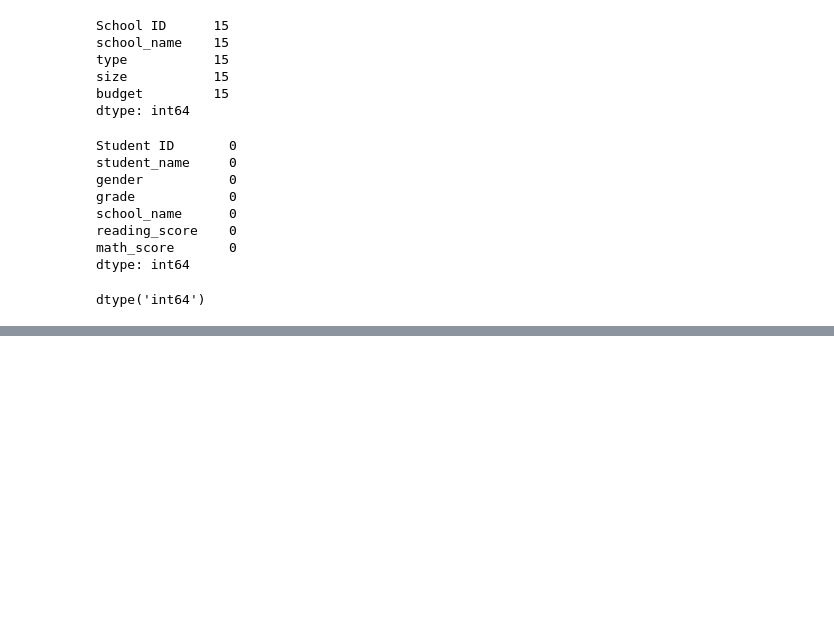
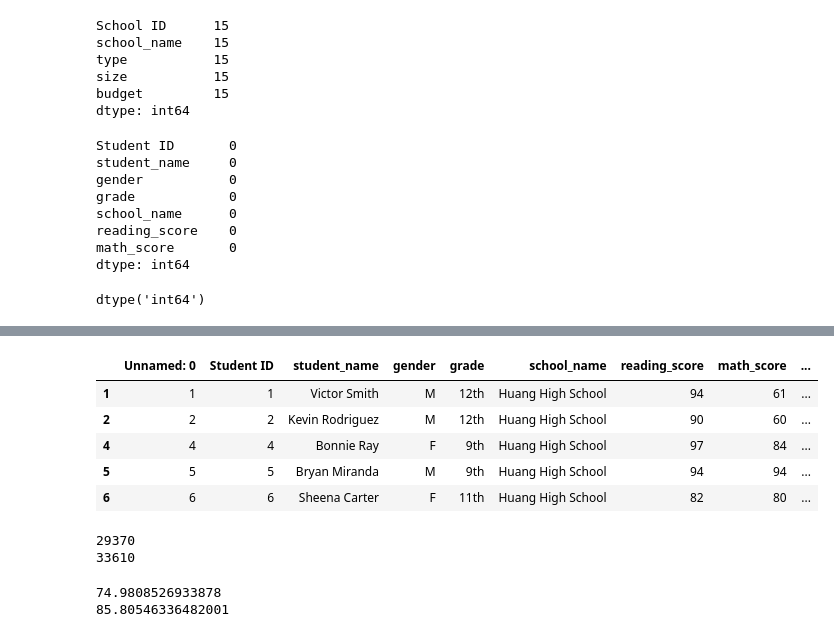
Before and after one commit to Bren42/School_District_Analysis, a Jupyter notebook: PyCitySchools.ipynb, the cells around one changed output, grey strips where cells are left out. Cells and saved outputs as stored; diff of their text form; code cells hidden in the pictures; blank space fills up the shorter version.

```diff
--- a/PyCitySchools.ipynb
+++ b/PyCitySchools.ipynb
@@ -74,0 +180,33 @@ student_data_df
+# %%
+#get all students who are passing into a new dataframe
+passing_reading=school_data_complete_df[school_data_complete_df['reading_score']>=70]
+passing_reading.head()
+# %% [output]
+|  | Unnamed: 0 | Student ID | student_name | gender | grade | school_name | reading_score | math_score | ... |
+| 1 | 1 | 1 | Victor Smith | M | 12th | Huang High School | 94 | 61 | ... |
+| 2 | 2 | 2 | Kevin Rodriguez | M | 12th | Huang High School | 90 | 60 | ... |
+| 4 | 4 | 4 | Bonnie Ray | F | 9th | Huang High School | 97 | 84 | ... |
+| 5 | 5 | 5 | Bryan Miranda | M | 9th | Huang High School | 94 | 94 | ... |
+| 6 | 6 | 6 | Sheena Carter | F | 11th | Huang High School | 82 | 80 | ... |
+# %%
+#get the count of students, using student name and use the passing math or reading variables to count any over 70 scores
+passing_math_count=passing_math["student_name"].count()
+
+passing_reading_count=passing_reading['student_name'].count()
+
+print(passing_math_count)
+print(passing_reading_count)
+# %% [output]
+29370
+33610
+# %%
+#get the percentage of passing students for math
+passing_math_percentage=passing_math_count / float(student_count)*100
+
+passing_reading_percentage=passing_reading_count/float(student_count)*100
+
+print(passing_math_percentage)
+print(passing_reading_percentage)
+# %% [output]
+74.9808526933878
+85.80546336482001
```
Also changed, not shown: parts of 24 cells of this notebook, 2 other files.
